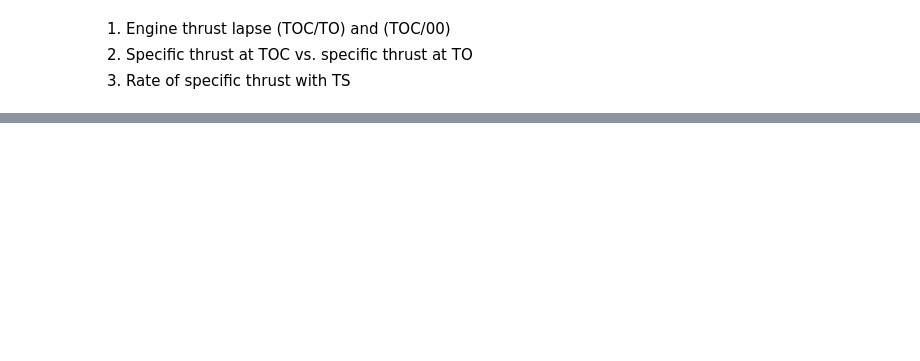
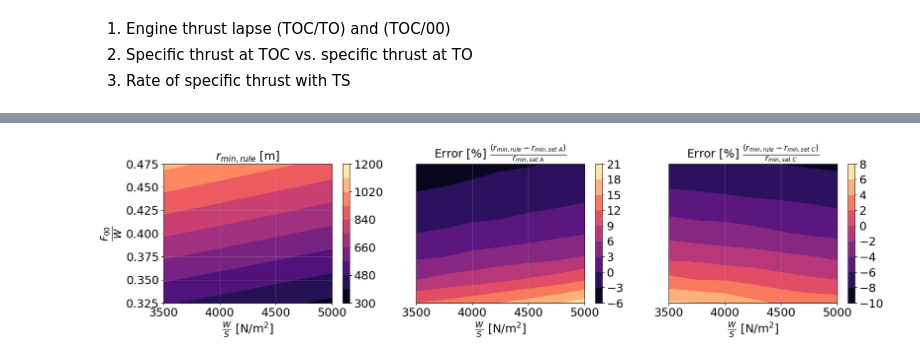
Before and after one commit to MIT-LAE/pyNA, a Jupyter notebook: pyNA/run/Scaling sweep.ipynb, the cells around one changed output, grey strips where cells are left out. Cells and saved outputs as stored; diff of their text form; code cells hidden in the pictures; blank space fills up the shorter version.

```diff
--- a/pyNA/run/Scaling sweep.ipynb
+++ b/pyNA/run/Scaling sweep.ipynb
@@ -577,0 +582,42 @@ for i,case in enumerate(case_lst):
+# %%
+def compute_flyover_distance(F00_W, W_S, LD_to, c_l_max, TS):
+
+    x_pp = 0.26
+    gamma_p = 0.59
+    theta = gamma_p * (TS*F00_W-1/LD_to)/(F00_W-1/LD_to)
+
+#     r_fly = (np.sqrt(1-np.cos(theta)**2)/np.cos(theta))*(6500*(F00_W-1/LD_to)-x_pp*(W_S/c_l_max)+x_pp*(W_S/F00_W/LD_to/c_l_max))
+    r_fly = (6500*F00_W*c_l_max-x_pp*W_S)/(F00_W*c_l_max)*np.sqrt((np.sin(theta)**2*(F00_W*LD_to-1)**2)/(np.sin(theta)**2*(F00_W*LD_to-1)**2 + LD_to**2*np.cos(theta)**2))
+
+    return r_fly
+# %%
+r_rule = np.zeros((np.size(F_W_lst), np.size(W_S_lst)))
+
+for j,W_S in enumerate(W_S_lst):
+    for i,F_W in enumerate(F_W_lst):
+
+        r_rule[i,j] = compute_flyover_distance(F_W, W_S, LDmax_lst['scaling_all_constant_LD6_mid'], clmax_lst['scaling_all_constant_LD6_mid'], 1)
+# %%
+fig, ax = plt.subplots(1,3,figsize=(20,4))
+
+levels=np.linspace(300, 1200, 11)
+
+c0 = ax[0].contourf(W_S_lst, F_W_lst, r_rule, levels=levels, cmap='magma')
+plt.colorbar(c0, ax=ax[0])
+ax[0].set_title(r'$r_{min, rule}$ [m]')
+ax[0].set_xlabel(r'$\frac{W}{S}$ [N/m$^2$]')
+ax[0].set_ylabel(r'$\frac{F_{00}}{W}$', fontsize=22)
+c1 = ax[1].contourf(W_S_lst, F_W_lst, (r_rule-r_min['scaling']['flyover'])/r_min['scaling']['flyover']*100, cmap='magma')
+plt.colorbar(c1, ax=ax[1])
+ax[1].set_yticks([])
+ax[1].set_title(r'Error [%] $\frac{(r_{min, rule}-r_{min, set\ A})}{r_{min, set\ A}}$')
+ax[1].set_xlabel(r'$\frac{W}{S}$ [N/m$^2$]')
+c2 = ax[2].contourf(W_S_lst, F_W_lst, (r_rule-r_min['scaling_all_constant_LD6_mid']['flyover'])/r_min['scaling_all_constant_LD6_mid']['flyover']*100, cmap='magma')
+plt.colorbar(c2, ax=ax[2])
+ax[2].set_yticks([])
+ax[2].set_title(r'Error [%] $\frac{(r_{min, rule}-r_{min, set\ C})}{r_{min, set\ C}}$')
+ax[2].set_xlabel(r'$\frac{W}{S}$ [N/m$^2$]')
+
+plt.subplots_adjust(wspace=0.2)
+# %% [output]
+[figure, added]
```
Also changed, not shown: parts of 17 cells of this notebook, 17 other files.
